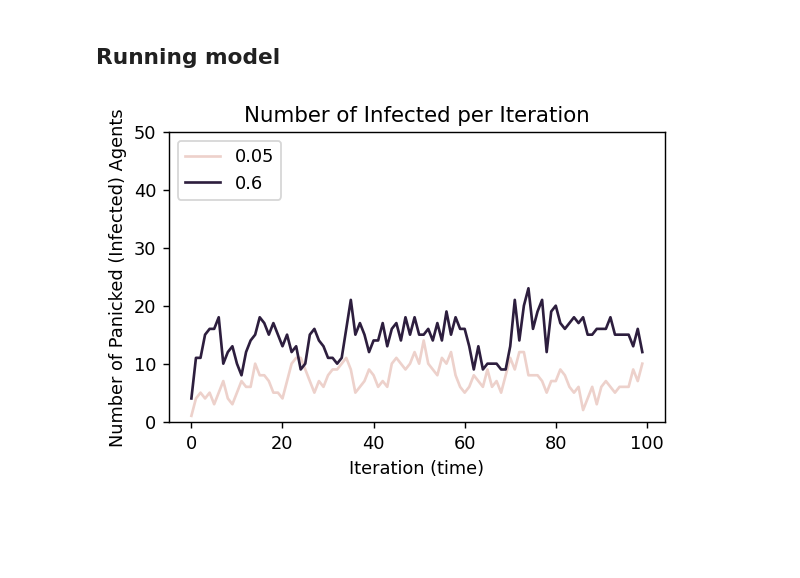
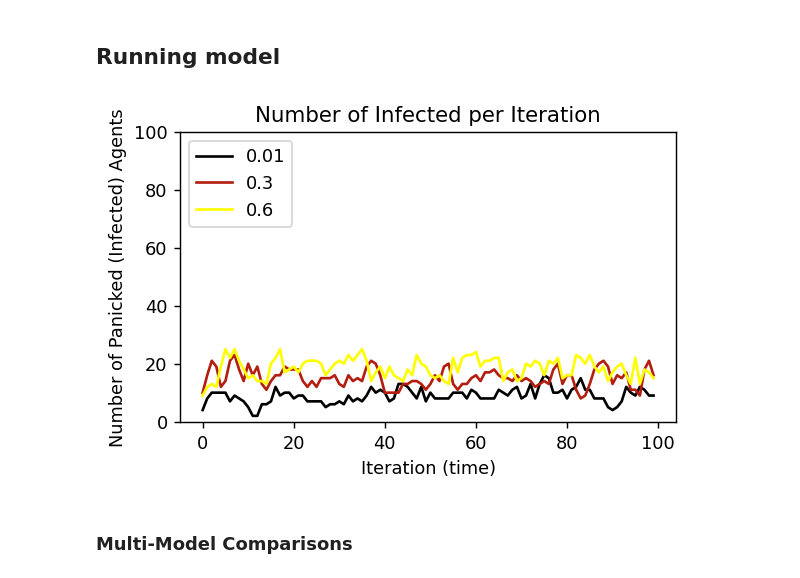
Before and after one commit to deborah-O/Agent-Based-Model-of-Panc, a Jupyter notebook: ABM-Heterogeneous (1).ipynb, the cells around one changed output. Saved outputs shown, nothing was run; the diff lists cells and outputs as text; code cells hidden in the pictures; blank space fills up the shorter version.

Commit message:
Panic model

```diff
--- a/ABM-Heterogeneous (1).ipynb
+++ b/ABM-Heterogeneous (1).ipynb
@@ -47,7 +48,7 @@ class Model():
                 self.agents.append(Agent(self))
 
         #setting beta parameters and number of subgroups
-        self.param_vals = (0.05, 0.6) #setting beta values for all subgroups
+        self.param_vals = (0.01, 0.3, 0.6) #setting beta values for all subgroups
         self.n_groups = len(self.param_vals) #number of subgroups
 
         for i, agent in enumerate(self.agents):
@@ -159,7 +160,7 @@ class Model():
                     c="#5FC6CA", label=" Total infected")
 
         if self.mode == 'heterogeneous':
-            sns.lineplot(data=self.num_infected_per_iteration_heterogeneous, x='t', y='I', hue='beta', ax=ax)
+            sns.lineplot(data=self.num_infected_per_iteration_heterogeneous, x='t', y='I', hue='beta', palette="gnuplot", ax=ax)
 
         ax.set_title("Number of Infected per Iteration")
         ax.set_ylim(0,len(self.agents)) # limit the y axis
@@ -167,7 +168,7 @@ class Model():
         ax.set_ylabel("Number of Panicked (Infected) Agents")
         ax.legend(loc='upper left')
 
-        plt.savefig("Number of Infected Agents Through Time - 1000 ", bbox_inches="tight")
+#         plt.savefig("Number of Infected Agents Through Time - 10 ", bbox_inches="tight")
 # %% [markdown]
 ## Agent Class
 # %%
@@ -253,8 +255,10 @@ class Agent():
 # %% [markdown]
 ## Running model
 # %%
-model = Model(num_of_agents=50, num_iterations=100, mode = 'heterogeneous')
+model = Model(num_of_agents=100, num_iterations=100, mode = 'heterogeneous')
 model.run()
 model.graph_num_infected()
 # %% [output]
-[figure, old version]
+[figure, new version]
+# %% [markdown]
+### Multi-Model Comparisons
```
Also changed, not shown: parts of 7 cells of this notebook.
